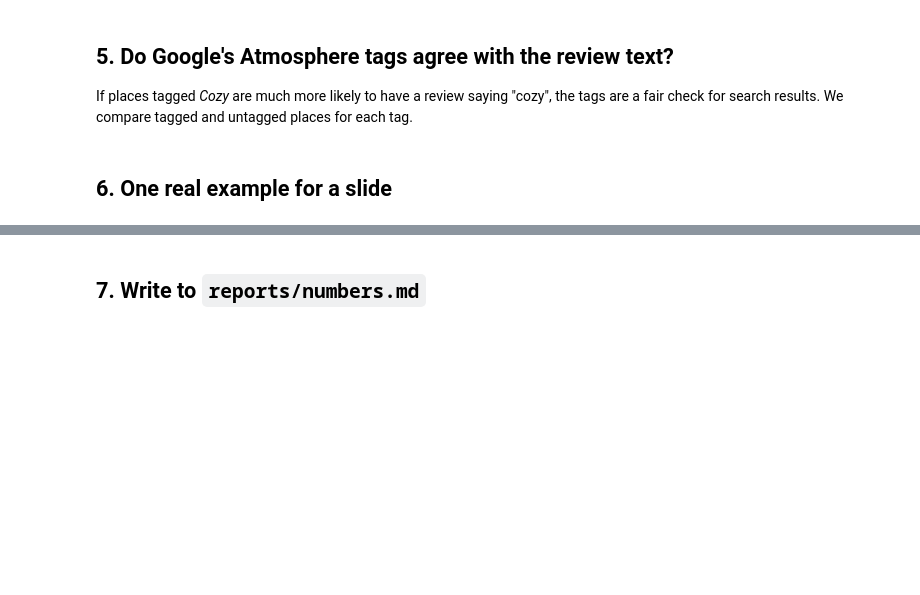
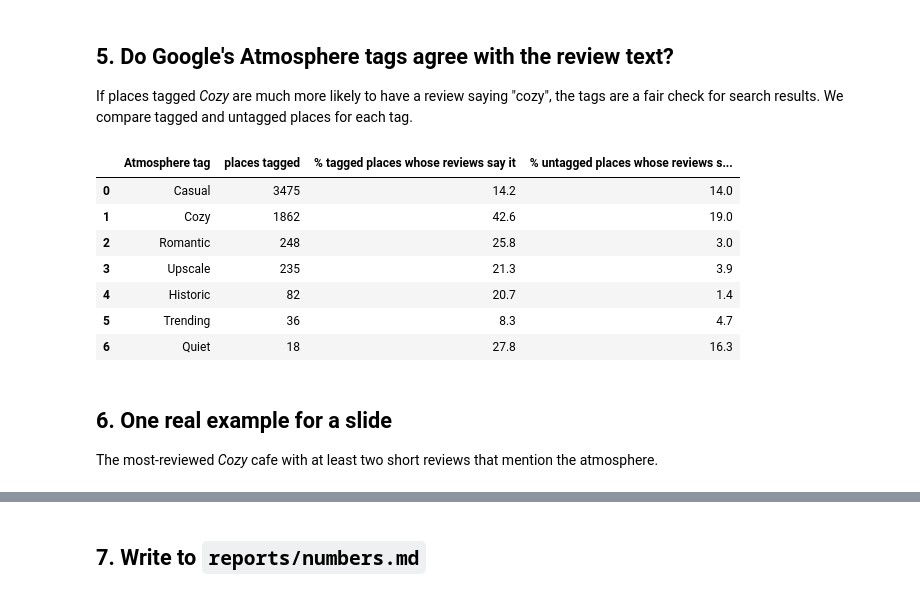
Before and after one commit to Joe2k/VibeCheck, a Jupyter notebook: notebooks/01_sf_stats.ipynb, the cells around one changed output, grey strips where cells are left out. Drawn from its saved outputs; the diff is of its cells as text; code cells hidden in the pictures; blank space fills up the shorter version.

Commit message:
Fix SF filter, add stats
The SF box is now the main rule. Matching on the address alone let in South San Francisco and SFO.

```diff
--- a/notebooks/01_sf_stats.ipynb
+++ b/notebooks/01_sf_stats.ipynb
@@ -8,21 +8,19 @@ the atmosphere and not only the food, and Google's own tags give us a way to che
 
 Every number here is written to `reports/numbers.md`.
 # %%
-import json
 from collections import Counter
 
 import matplotlib.pyplot as plt
 import pandas as pd
 
-from vibecheck.filter_sf import PLACES_OUT, REVIEWS_OUT
+from vibecheck.filter_sf import REVIEWS_OUT, load_places
 from vibecheck.lexicon import VIBE_WORDS, term_pattern
 from vibecheck.plots import GROUP_COLORS, MUTED, SINGLE_COLOR, use_style
 from vibecheck.report import write_section
 
 use_style()
-places = pd.read_parquet(PLACES_OUT)
+places = load_places()
 reviews = pd.read_parquet(REVIEWS_OUT)
-places["misc"] = places["MISC"].map(lambda s: json.loads(s) if s else {})
 # %% [markdown]
 ## 1. Headline counts
 # %%
@@ -103,17 +155,31 @@ plt.show()
 If places tagged *Cozy* are much more likely to have a review saying "cozy", the tags are a fair
 check for search results. We compare tagged and untagged places for each tag.
 # %%
+# Which review words count as "saying" a tag. Default: the tag itself, lowercased.
+TAG_WORDS = {"Cozy": ["cozy", "cosy"], "Trending": ["trending", "trendy"]}
+
 place_text = reviews.groupby("gmap_id")["text"].agg(" ".join)
 rows = []
 for tag, n in tag_counts("Atmosphere").itertuples(index=False):
     tagged = places.loc[[tag in m.get("Atmosphere", []) for m in places["misc"]], "gmap_id"]
-    says_it = place_text.str.contains(term_pattern([tag.lower()]))
+    says_it = place_text.str.contains(term_pattern(TAG_WORDS.get(tag, [tag.lower()])))
     in_tagged = says_it.index.isin(tagged)
     rows.append({"Atmosphere tag": tag, "places tagged": n,
                  "% tagged places whose reviews say it": round(100 * says_it[in_tagged].mean(), 1),
                  "% untagged places whose reviews say it": round(100 * says_it[~in_tagged].mean(), 1)})
 agreement = pd.DataFrame(rows)
 agreement
+# %% [output]
+|  | Atmosphere tag | places tagged | % tagged places whose reviews say it | % untagged places whose reviews s... |
+| 0 | Casual | 3475 | 14.2 | 14.0 |
+| 1 | Cozy | 1862 | 42.6 | 19.0 |
+| 2 | Romantic | 248 | 25.8 | 3.0 |
+| 3 | Upscale | 235 | 21.3 | 3.9 |
+| 4 | Historic | 82 | 20.7 | 1.4 |
+| 5 | Trending | 36 | 8.3 | 4.7 |
+| 6 | Quiet | 18 | 27.8 | 16.3 |
 # %% [markdown]
 ## 6. One real example for a slide
+
+The most-reviewed *Cozy* cafe with at least two short reviews that mention the atmosphere.
 # %%
```
Also changed, not shown: parts of 7 cells of this notebook, 8 other files.
